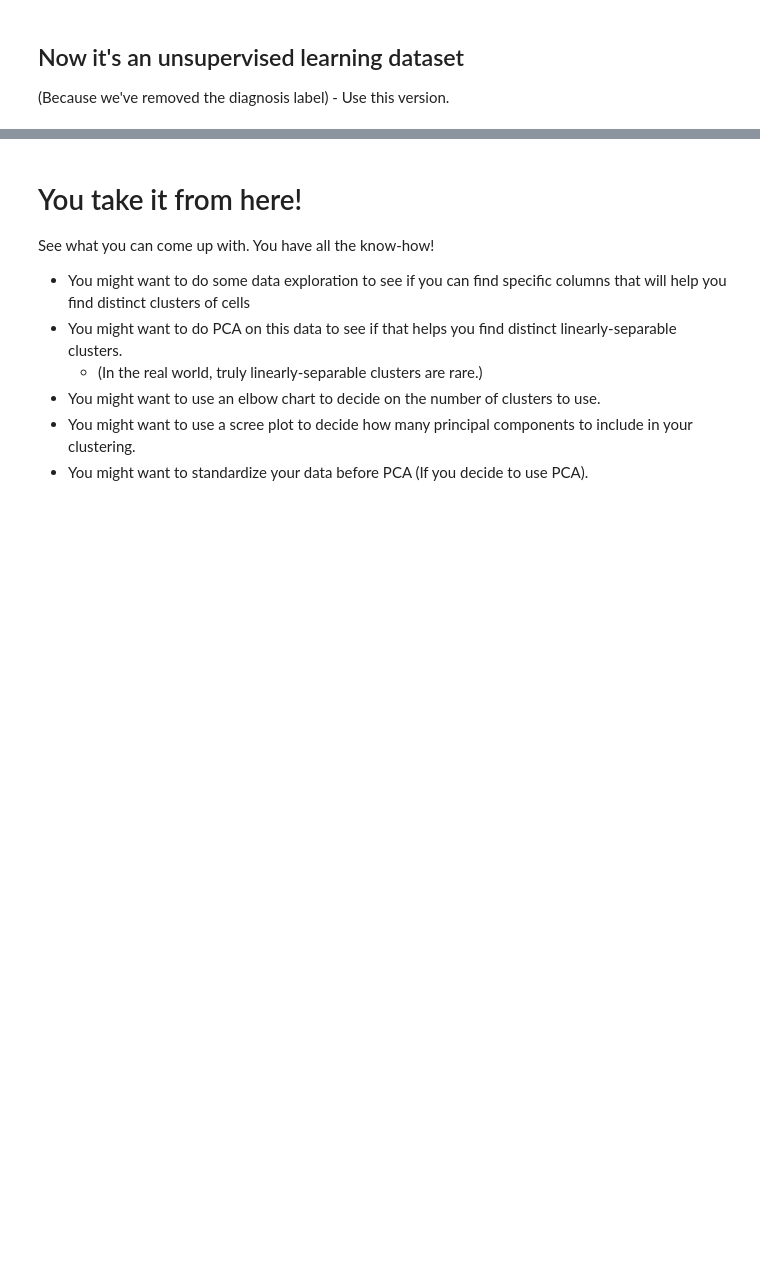
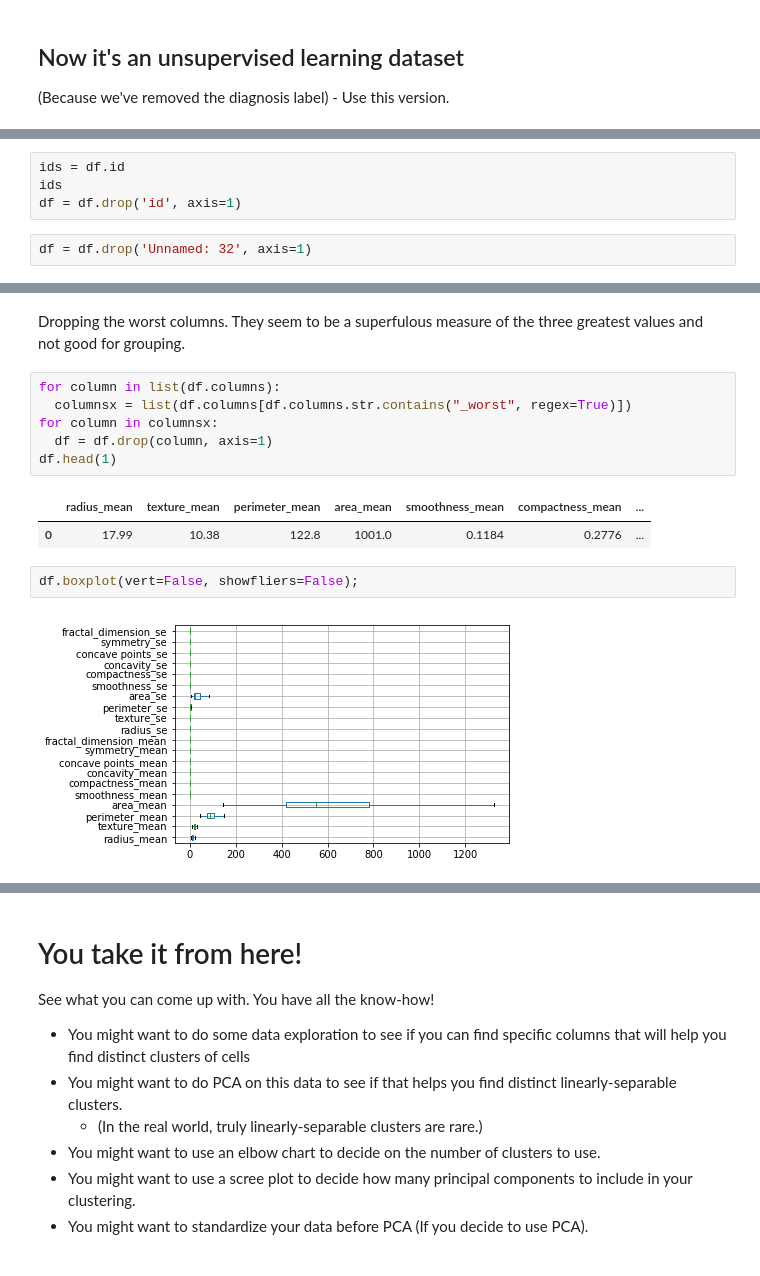
Before and after one commit to bloominstituteoftechnology/DS-Unit-1-Sprint-4-Linear-Algebra, a Jupyter notebook: module4-clustering/Cell_Clustering_Assignment.ipynb, the cells around one changed output, grey strips where cells are left out. Cells and saved outputs as stored; diff of their text form; blank space fills up the shorter version.

```diff
--- a/module4-clustering/Cell_Clustering_Assignment.ipynb
+++ b/module4-clustering/Cell_Clustering_Assignment.ipynb
@@ -49,0 +72,6 @@ df.head()
+# %%
+ids = df.id
+ids
+df = df.drop('id', axis=1)
+# %%
+df = df.drop('Unnamed: 32', axis=1)
@@ -49,0 +119,15 @@ df.head()
+# %% [markdown]
+Dropping the worst columns. They seem to be a superfulous measure of the three greatest values and not good for grouping.
+# %%
+for column in list(df.columns):
+  columnsx = list(df.columns[df.columns.str.contains("_worst", regex=True)])
+for column in columnsx:
+  df = df.drop(column, axis=1)
+df.head(1)
+# %% [output]
+|  | radius_mean | texture_mean | perimeter_mean | area_mean | smoothness_mean | compactness_mean | ... |
+| 0 | 17.99 | 10.38 | 122.8 | 1001.0 | 0.1184 | 0.2776 | ... |
+# %%
+df.boxplot(vert=False, showfliers=False);
+# %% [output]
+[figure, added]
```
Also changed, not shown: parts of 13 cells of this notebook.
